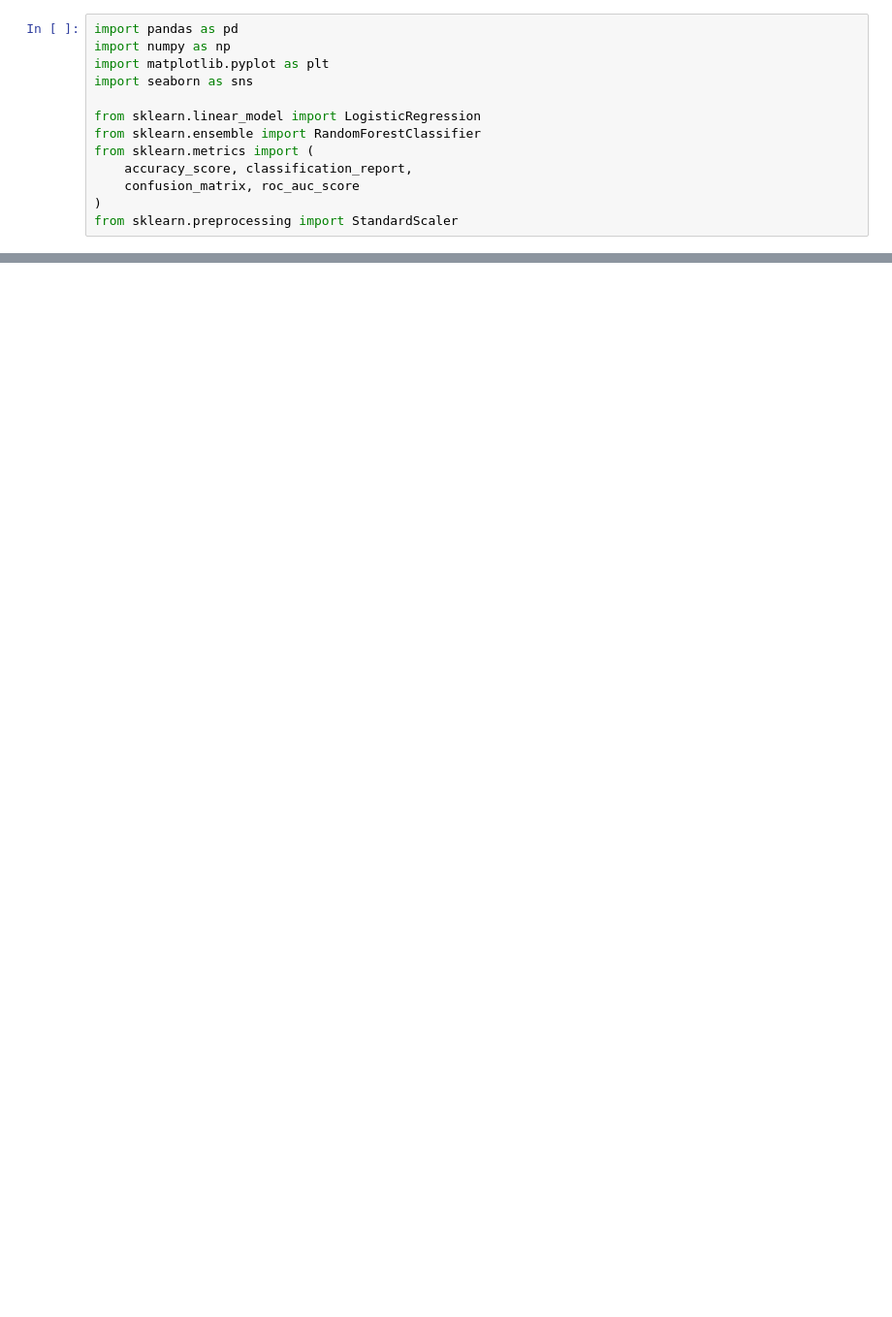
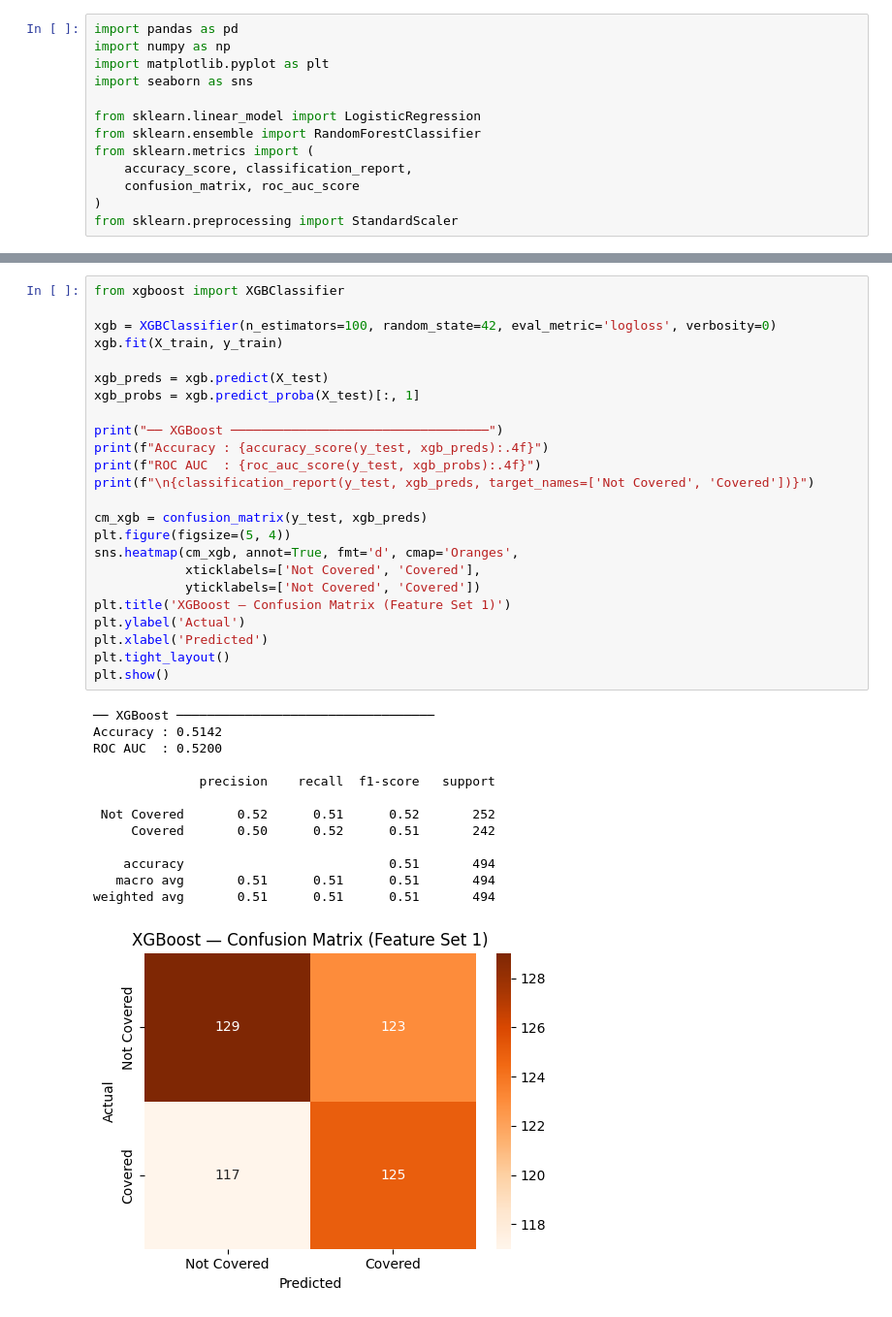
Before and after one commit to anthonyjaramillo06/CISC-4900-Project, a Jupyter notebook: notebooks/02_modeling.ipynb, the cells around one changed output, grey strips where cells are left out. Shown at 97% size. Cells and saved outputs as stored; diff of their text form; blank space fills up the shorter version.

Commit message:
Feature sets 1 and 2 XGBoost testing, and comparison with Random Forest/Logistic Regression Models

```diff
--- a/notebooks/02_modeling.ipynb
+++ b/notebooks/02_modeling.ipynb
@@ -334,0 +334,38 @@ RF constrained (top 3)        0.7708     0.8008     0.8654
+# %%
+from xgboost import XGBClassifier
+
+xgb = XGBClassifier(n_estimators=100, random_state=42, eval_metric='logloss', verbosity=0)
+xgb.fit(X_train, y_train)
+
+xgb_preds = xgb.predict(X_test)
+xgb_probs = xgb.predict_proba(X_test)[:, 1]
+
+print("── XGBoost ──────────────────────────────────")
+print(f"Accuracy : {accuracy_score(y_test, xgb_preds):.4f}")
+print(f"ROC AUC  : {roc_auc_score(y_test, xgb_probs):.4f}")
+print(f"\n{classification_report(y_test, xgb_preds, target_names=['Not Covered', 'Covered'])}")
+
+cm_xgb = confusion_matrix(y_test, xgb_preds)
+plt.figure(figsize=(5, 4))
+sns.heatmap(cm_xgb, annot=True, fmt='d', cmap='Oranges',
+            xticklabels=['Not Covered', 'Covered'],
+            yticklabels=['Not Covered', 'Covered'])
+plt.title('XGBoost — Confusion Matrix (Feature Set 1)')
+plt.ylabel('Actual')
+plt.xlabel('Predicted')
+plt.tight_layout()
+plt.show()
+# %% [output]
+── XGBoost ──────────────────────────────────
+Accuracy : 0.5142
+ROC AUC  : 0.5200
+
+              precision    recall  f1-score   support
+
+ Not Covered       0.52      0.51      0.52       252
+     Covered       0.50      0.52      0.51       242
+
+    accuracy                           0.51       494
+   macro avg       0.51      0.51      0.51       494
+weighted avg       0.51      0.51      0.51       494
+[figure, added]
```
Also changed, not shown: parts of 11 cells of this notebook, 6 other files.
